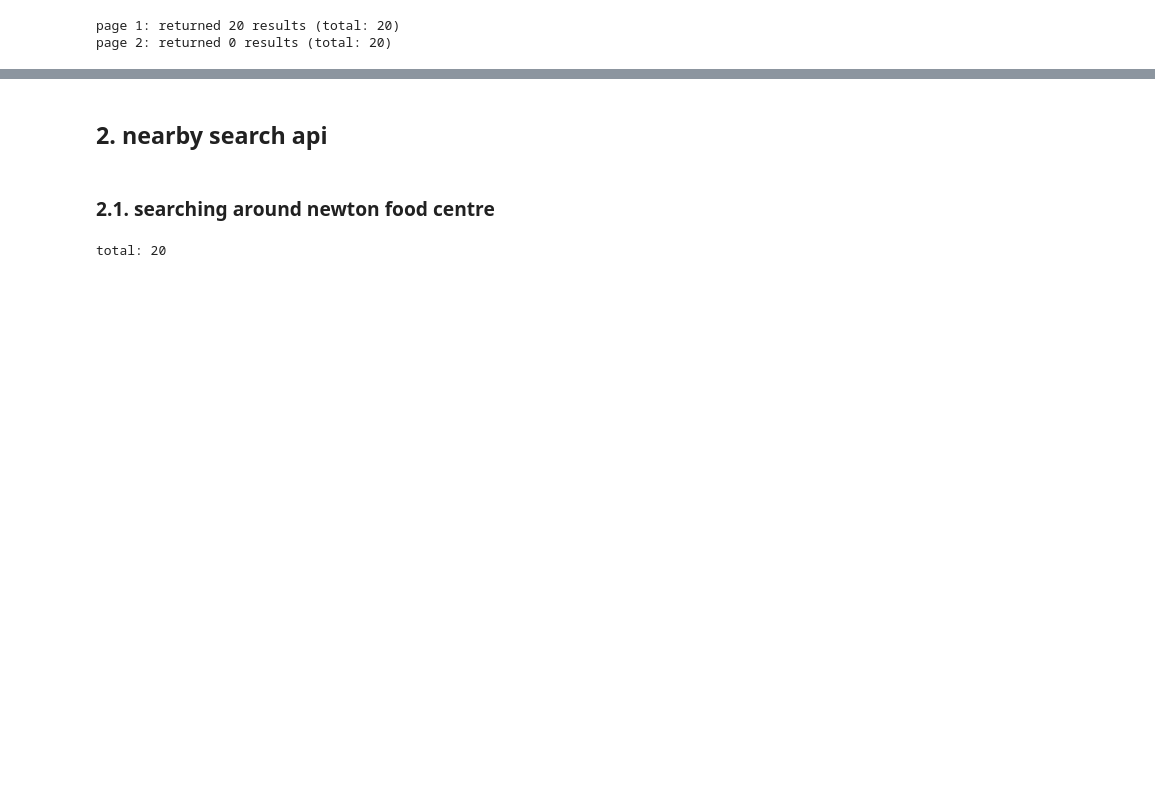
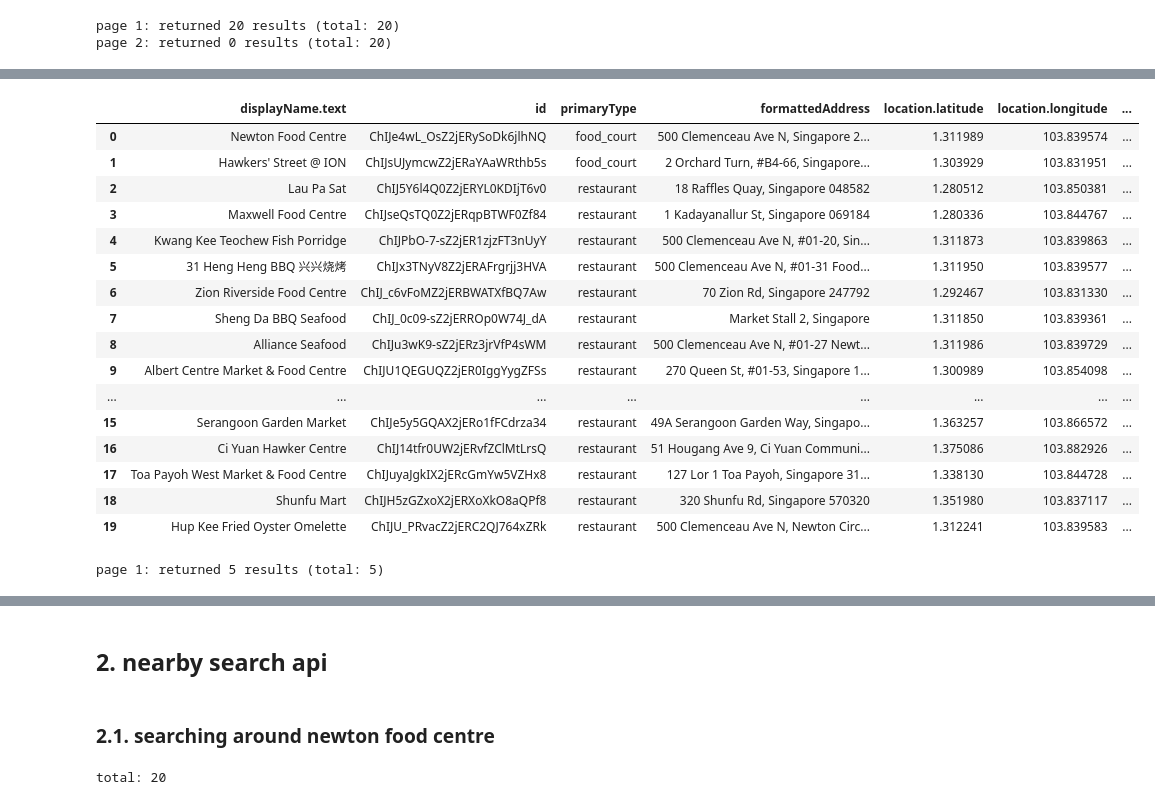
Before and after one commit to koshyan/places-api, a Jupyter notebook: places_api.ipynb, the cells around one changed output, grey strips where cells are left out. Saved outputs shown, nothing was run; the diff lists cells and outputs as text; code cells hidden in the pictures; blank space fills up the shorter version.

Commit message:
text search using postal code

```diff
--- a/places_api.ipynb
+++ b/places_api.ipynb
@@ -755,0 +746,5 @@ test_1_5b[['displayName.text',
+# %%
+fieldmask_1_6a = '*'
+textquery_1_6a = 'hawker stalls near Singapore 229495'   # newton fc
+
+test_1_6a = call_text_search_api(fieldmask_1_6a, textquery_1_6a, api_key)
@@ -755,0 +775,39 @@ test_1_5b[['displayName.text',
+# %%
+test_1_6a[['displayName.text',
+          'id',
+          'primaryType',
+          'formattedAddress',
+          'location.latitude',
+          'location.longitude',
+          'rating',
+          'reviews',
+          'userRatingCount',
+          'regularOpeningHours.weekdayDescriptions',
+          'priceRange.startPrice.units',
+          'priceRange.endPrice.units',
+          'editorialSummary.text']]
+# %% [output]
+|  | displayName.text | id | primaryType | formattedAddress | location.latitude | location.longitude | ... |
+| 0 | Newton Food Centre | ChIJe4wL_OsZ2jERySoDk6jlhNQ | food_court | 500 Clemenceau Ave N, Singapore 2... | 1.311989 | 103.839574 | ... |
+| 1 | Hawkers' Street @ ION | ChIJsUJymcwZ2jERaYAaWRthb5s | food_court | 2 Orchard Turn, #B4-66, Singapore... | 1.303929 | 103.831951 | ... |
+| 2 | Lau Pa Sat | ChIJ5Y6l4Q0Z2jERYL0KDIjT6v0 | restaurant | 18 Raffles Quay, Singapore 048582 | 1.280512 | 103.850381 | ... |
+| 3 | Maxwell Food Centre | ChIJseQsTQ0Z2jERqpBTWF0Zf84 | restaurant | 1 Kadayanallur St, Singapore 069184 | 1.280336 | 103.844767 | ... |
+| 4 | Kwang Kee Teochew Fish Porridge | ChIJPbO-7-sZ2jER1zjzFT3nUyY | restaurant | 500 Clemenceau Ave N, #01-20, Sin... | 1.311873 | 103.839863 | ... |
+| 5 | 31 Heng Heng BBQ 兴兴烧烤 | ChIJx3TNyV8Z2jERAFrgrjj3HVA | restaurant | 500 Clemenceau Ave N, #01-31 Food... | 1.311950 | 103.839577 | ... |
+| 6 | Zion Riverside Food Centre | ChIJ_c6vFoMZ2jERBWATXfBQ7Aw | restaurant | 70 Zion Rd, Singapore 247792 | 1.292467 | 103.831330 | ... |
+| 7 | Sheng Da BBQ Seafood | ChIJ_0c09-sZ2jERROp0W74J_dA | restaurant | Market Stall 2, Singapore | 1.311850 | 103.839361 | ... |
+| 8 | Alliance Seafood | ChIJu3wK9-sZ2jERz3jrVfP4sWM | restaurant | 500 Clemenceau Ave N, #01-27 Newt... | 1.311986 | 103.839729 | ... |
+| 9 | Albert Centre Market & Food Centre | ChIJU1QEGUQZ2jER0IggYygZFSs | restaurant | 270 Queen St, #01-53, Singapore 1... | 1.300989 | 103.854098 | ... |
+| ... | ... | ... | ... | ... | ... | ... | ... |
+| 15 | Serangoon Garden Market | ChIJe5y5GQAX2jERo1fFCdrza34 | restaurant | 49A Serangoon Garden Way, Singapo... | 1.363257 | 103.866572 | ... |
+| 16 | Ci Yuan Hawker Centre | ChIJ14tfr0UW2jERvfZClMtLrsQ | restaurant | 51 Hougang Ave 9, Ci Yuan Communi... | 1.375086 | 103.882926 | ... |
+| 17 | Toa Payoh West Market & Food Centre | ChIJuyaJgkIX2jERcGmYw5VZHx8 | restaurant | 127 Lor 1 Toa Payoh, Singapore 31... | 1.338130 | 103.844728 | ... |
+| 18 | Shunfu Mart | ChIJH5zGZxoX2jERXoXkO8aQPf8 | restaurant | 320 Shunfu Rd, Singapore 570320 | 1.351980 | 103.837117 | ... |
+| 19 | Hup Kee Fried Oyster Omelette | ChIJU_PRvacZ2jERC2QJ764xZRk | restaurant | 500 Clemenceau Ave N, Newton Circ... | 1.312241 | 103.839583 | ... |
+# %%
+fieldmask_1_6b = '*'
+textquery_1_6b = 'hawker stalls near S229495'
+
+test_1_6b = call_text_search_api(fieldmask_1_6b, textquery_1_6b, api_key)
+# %% [output]
+page 1: returned 5 results (total: 5)
```
Also changed, not shown: parts of 33 cells of this notebook, 2 other files.
